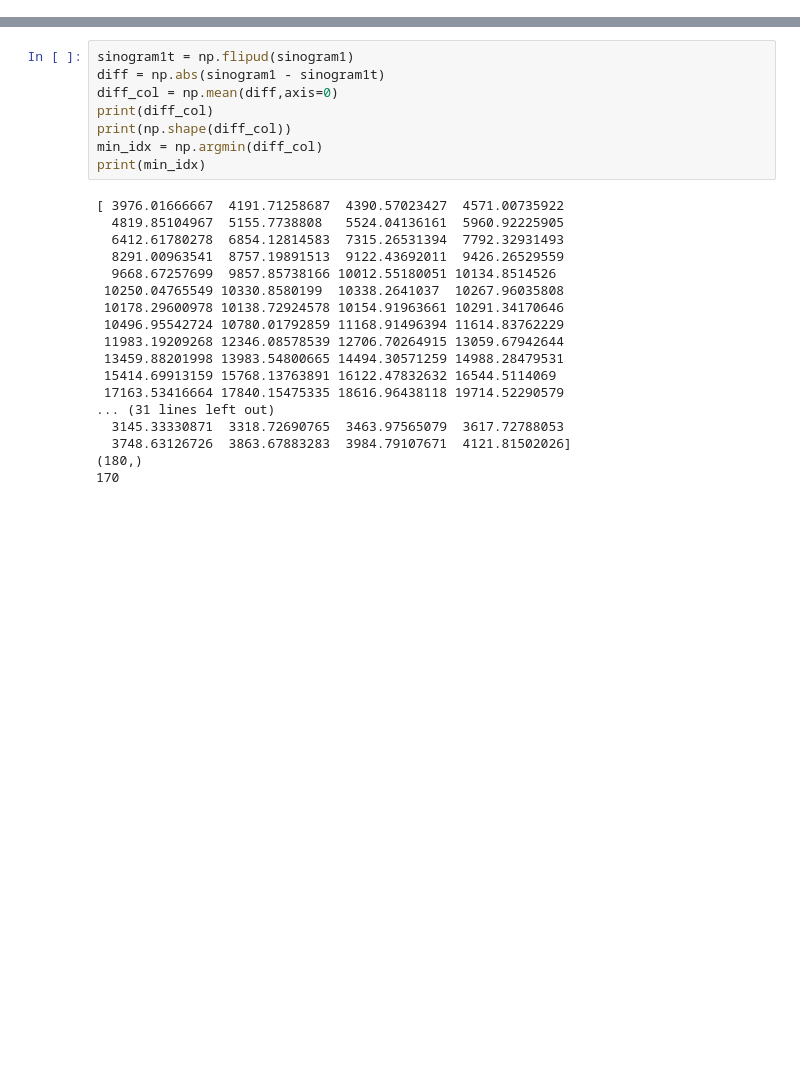
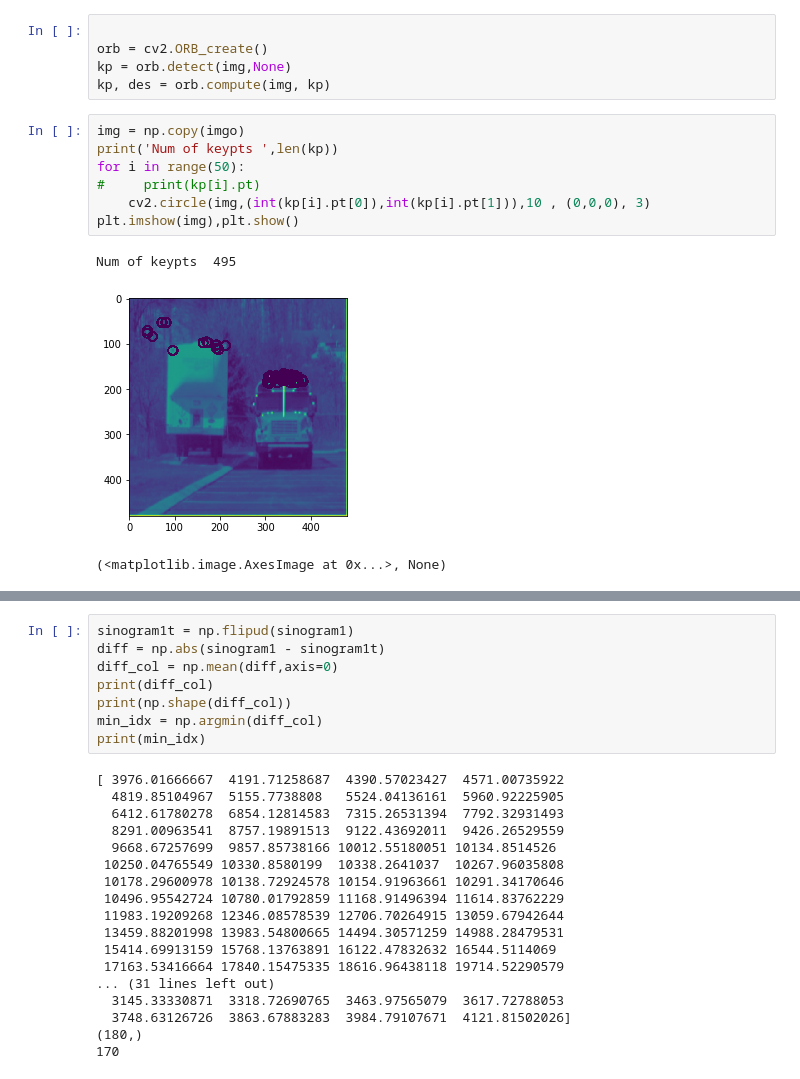
Before and after one commit to SachinG007/Sym_radon, a Jupyter notebook: jupyter_notebooks/Sym_Radon_ORB.ipynb, the cells around one changed output, grey strips where cells are left out. Saved outputs shown, nothing was run; the diff lists cells and outputs as text; blank space fills up the shorter version.

```diff
--- a/jupyter_notebooks/Sym_Radon_ORB.ipynb
+++ b/jupyter_notebooks/Sym_Radon_ORB.ipynb
@@ -36,3 +37,19 @@ plt.imshow(img, cmap='gray')
+# %%
+
+orb = cv2.ORB_create()
+kp = orb.detect(img,None)
+kp, des = orb.compute(img, kp)
+# %%
+img = np.copy(imgo)
+print('Num of keypts ',len(kp))
+for i in range(50):
+#     print(kp[i].pt)
+    cv2.circle(img,(int(kp[i].pt[0]),int(kp[i].pt[1])),10 , (0,0,0), 3)
+plt.imshow(img),plt.show()
+# %% [output]
+Num of keypts  495
+[figure, added]
+(<matplotlib.image.AxesImage at 0x...>, None)
 # %%
 theta1 = np.linspace(0., 180., 180, endpoint=False)
 # print(theta1)
```
Also changed, not shown: parts of 8 cells of this notebook, 1 other file.
